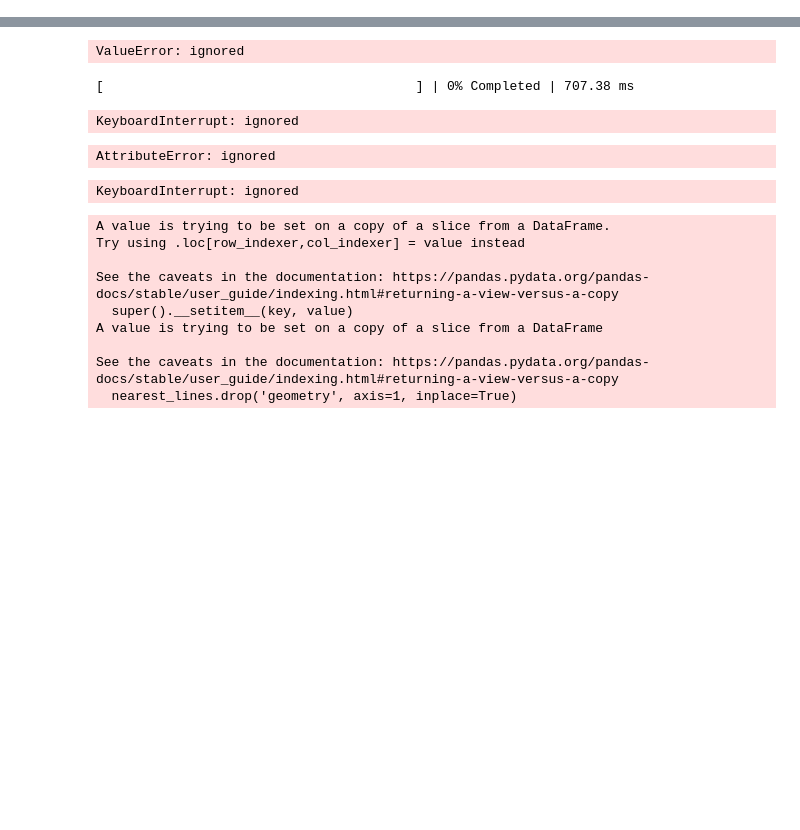
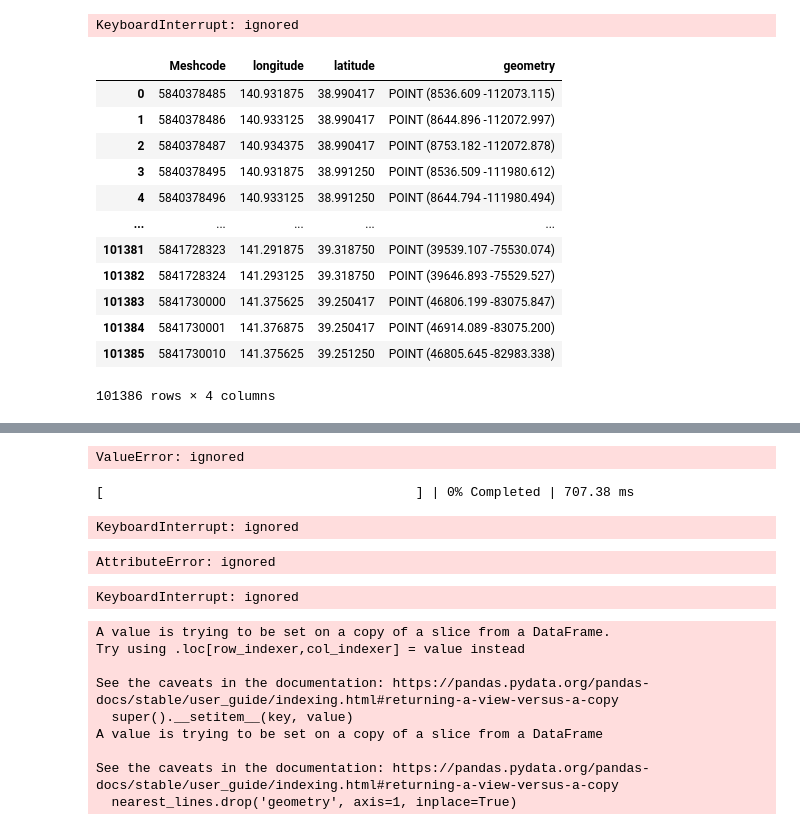
Before and after one commit to pipo029/micro, a Jupyter notebook: code/near_railway.ipynb, the cells around one changed output, grey strips where cells are left out. Cells and saved outputs as stored; diff of their text form; code cells hidden in the pictures; blank space fills up the shorter version.

```diff
--- a/code/near_railway.ipynb
+++ b/code/near_railway.ipynb
@@ -109,0 +85,47 @@ sindex = gdf_railway.sindex
+# %%
+import geopandas as gpd
+from shapely.geometry import Point
+import rtree
+
+def get_nearest_line_and_distance(point, lines):
+    idx = rtree.index.Index()
+    for i, line in enumerate(lines.geometry):
+        idx.insert(i, line.bounds)
+
+    nearest_distance = float('inf')
+    nearest_line = None
+
+    for i in idx.nearest(point.bounds, 1):
+        line = lines.geometry[i]
+        distance = line.distance(point)
+        if distance < nearest_distance:
+            nearest_distance = distance
+            nearest_line = line
+
+    return nearest_distance, nearest_line
+
+# Create spatial index for lines
+sindex = gdf_railway.sindex
+
+# Apply the function to all the points using the spatial index
+gdf_center[['nearest_line', 'distance']] = gdf_center.apply(lambda row: get_nearest_line_and_distance(row['geometry'], gdf_railway), axis=1, result_type='expand')
+
+gdf_center.head()
+# %% [output]
+KeyboardInterrupt: ignored
+# %%
+gdf_center
+# %% [output]
+|  | Meshcode | longitude | latitude | geometry |
+| 0 | 5840378485 | 140.931875 | 38.990417 | POINT (8536.609 -112073.115) |
+| 1 | 5840378486 | 140.933125 | 38.990417 | POINT (8644.896 -112072.997) |
+| 2 | 5840378487 | 140.934375 | 38.990417 | POINT (8753.182 -112072.878) |
+| 3 | 5840378495 | 140.931875 | 38.991250 | POINT (8536.509 -111980.612) |
+| 4 | 5840378496 | 140.933125 | 38.991250 | POINT (8644.794 -111980.494) |
+| ... | ... | ... | ... | ... |
+| 101381 | 5841728323 | 141.291875 | 39.318750 | POINT (39539.107 -75530.074) |
+| 101382 | 5841728324 | 141.293125 | 39.318750 | POINT (39646.893 -75529.527) |
+| 101383 | 5841730000 | 141.375625 | 39.250417 | POINT (46806.199 -83075.847) |
+| 101384 | 5841730001 | 141.376875 | 39.250417 | POINT (46914.089 -83075.200) |
+| 101385 | 5841730010 | 141.375625 | 39.251250 | POINT (46805.645 -82983.338) |
+101386 rows × 4 columns
```
Also changed, not shown: parts of 11 cells of this notebook, 2 other files.
